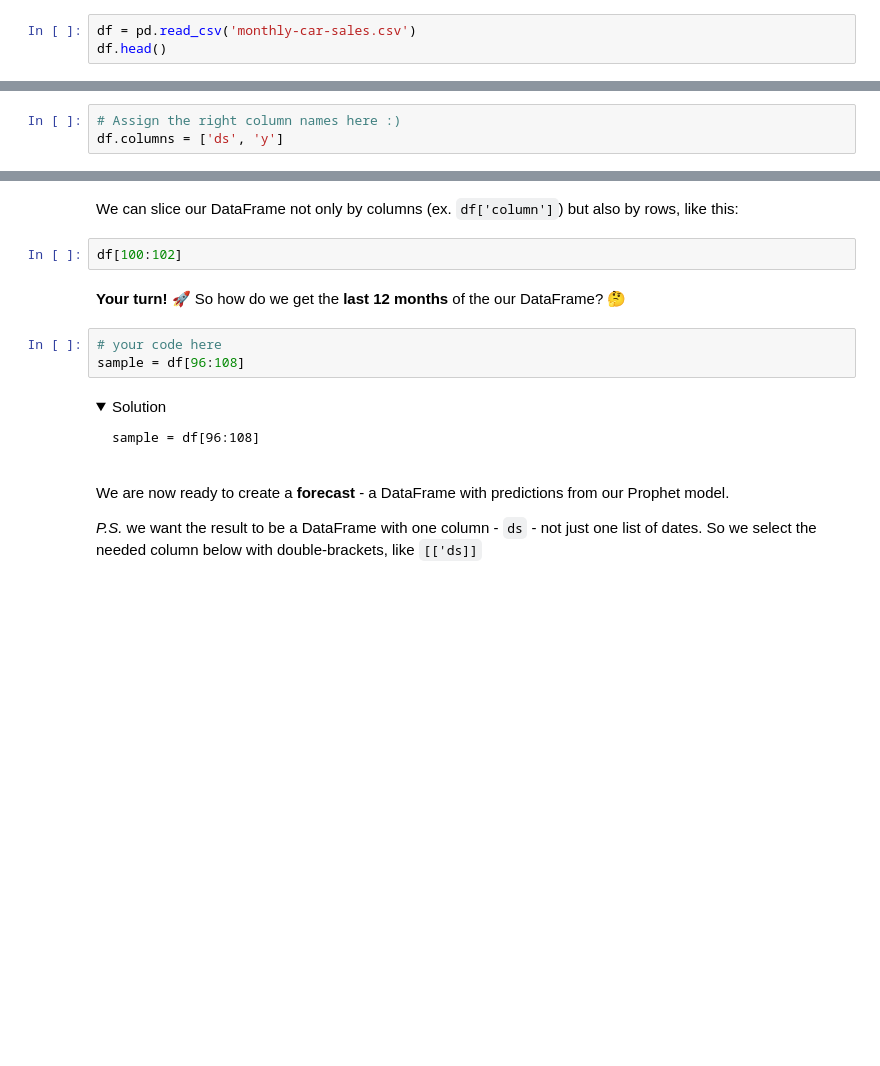
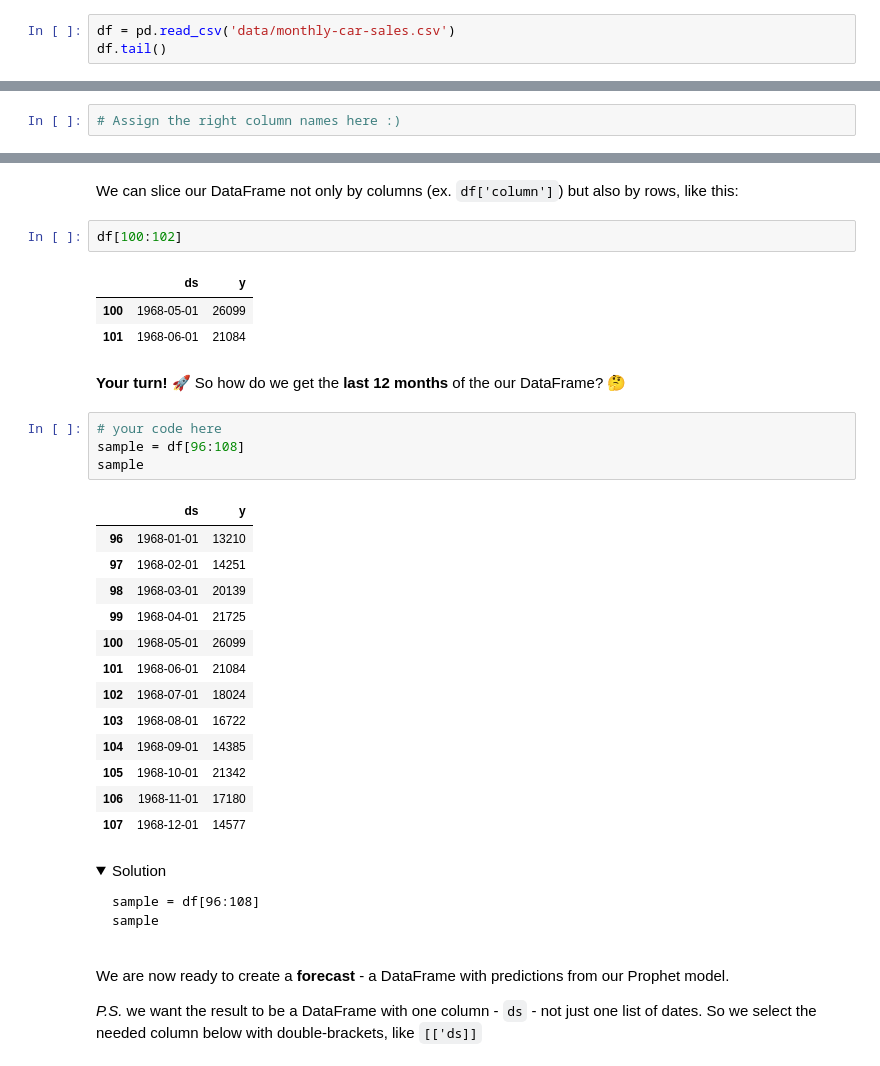
Before and after one commit to The-Pavel/prophet_prediction_workshop, a Jupyter notebook: Monthly Car Sales with Prophet.ipynb, the cells around one changed output, grey strips where cells are left out. Cells and saved outputs as stored; diff of their text form; folded sections open; blank space fills up the shorter version.

````diff
--- a/Monthly Car Sales with Prophet.ipynb
+++ b/Monthly Car Sales with Prophet.ipynb
@@ -32,5 +35,5 @@ And importing our data. For this exercise, we will look at how Python and `fbpro
 
 Let's look at monthly sales of a *unnamed* car company 😉
 # %%
-df = pd.read_csv('monthly-car-sales.csv')
-df.head()
+df = pd.read_csv('data/monthly-car-sales.csv')
+df.tail()
@@ -91,7 +109,6 @@ df.columns = ['column1', 'column2']
 ```
 # %%
 # Assign the right column names here :)
-df.columns = ['ds', 'y']
 # %% [markdown]
 <details><summary>Solution</summary>
 
@@ -152,16 +178,36 @@ When we talk about doing predictions programmatically, we talk about two types o
 We can slice our DataFrame not only by columns (ex. `df['column']`) but also by rows, like this:
 # %%
 df[100:102]
+# %% [output]
+|  | ds | y |
+| 100 | 1968-05-01 | 26099 |
+| 101 | 1968-06-01 | 21084 |
 # %% [markdown]
 **Your turn! 🚀** So how do we get the **last 12 months** of the our DataFrame? 🤔
 # %%
 # your code here
 sample = df[96:108]
+sample
+# %% [output]
+|  | ds | y |
+| 96 | 1968-01-01 | 13210 |
+| 97 | 1968-02-01 | 14251 |
+| 98 | 1968-03-01 | 20139 |
+| 99 | 1968-04-01 | 21725 |
+| 100 | 1968-05-01 | 26099 |
+| 101 | 1968-06-01 | 21084 |
+| 102 | 1968-07-01 | 18024 |
+| 103 | 1968-08-01 | 16722 |
+| 104 | 1968-09-01 | 14385 |
+| 105 | 1968-10-01 | 21342 |
+| 106 | 1968-11-01 | 17180 |
+| 107 | 1968-12-01 | 14577 |
 # %% [markdown]
 <details><summary>Solution</summary>
 
 <pre>
 sample = df[96:108]
+sample
 </pre>
 
 </details>
````
Also changed, not shown: parts of 28 cells of this notebook, 5 other files.
